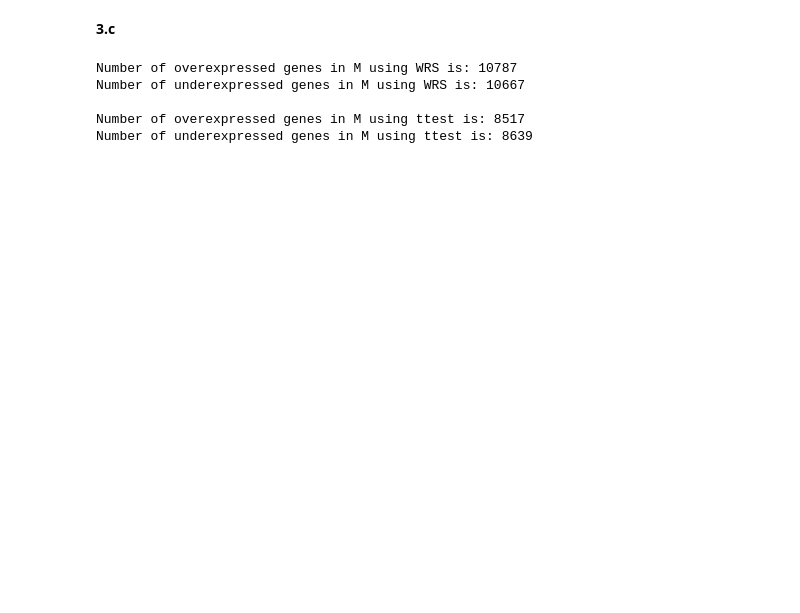
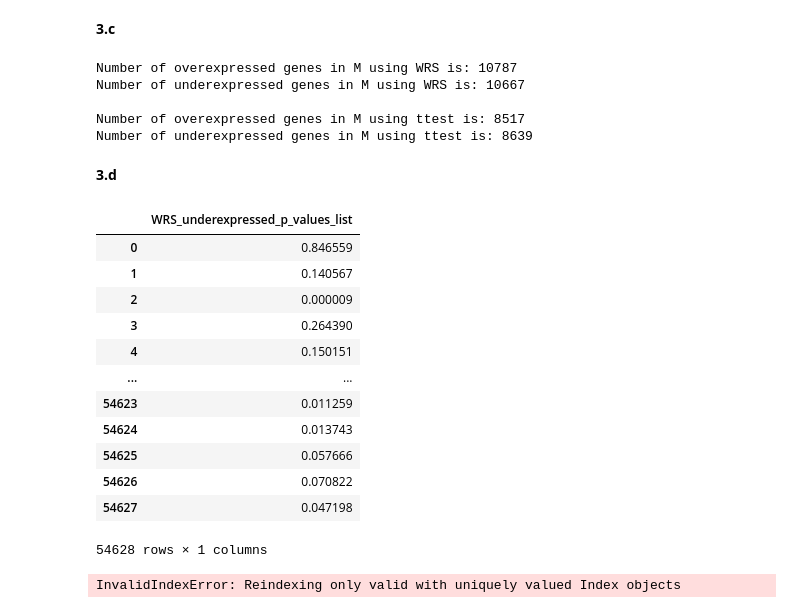
Before and after one commit to OfekBasson/StatisticsAndDataAnalsysHW3, a Jupyter notebook: HW3.ipynb, the cells around one changed output. Cells and saved outputs as stored; diff of their text form; code cells hidden in the pictures; blank space fills up the shorter version.

```diff
--- a/HW3.ipynb
+++ b/HW3.ipynb
@@ -165,3 +207,44 @@ Number of underexpressed genes in M using WRS is: 10667
 
 Number of overexpressed genes in M using ttest is: 8517
 Number of underexpressed genes in M using ttest is: 8639
+# %% [markdown]
+<b>3.d</b>
+# %%
+# Make sure I replaced variables correctly
+df_WRS_left_results = pd.DataFrame({
+    'WRS_underexpressed_p_values_list': WRS_underexpressed_p_values_list
+})
+display(df_WRS_left_results)
+
+df_WRS_right_results = pd.DataFrame({
+    'WRS_overexpressed_p_values_list': WRS_overexpressed_p_values_list
+})
+
+most_underexpressed_genes = df_WRS_left_results.sort_values(by='WRS_underexpressed_p_values_list').head(80)
+most_overexpressed_genes = df_WRS_right_results.sort_values(by='WRS_overexpressed_p_values_list').head(80)
+
+#get data in proper format
+D = pd.concat([most_underexpressed_genes,most_overexpressed_genes])
+D = pd.concat([D,data], axis=1, join="inner")
+D = D.iloc[:,4:]
+
+corr_matrix = D.transpose().corr(method='spearman')
+
+sns.heatmap(corr_matrix, cmap='coolwarm', vmin=-1, vmax=1)
+plt.title('Spearman Correlation Heatmap of the 160 Genes')
+plt.show()
+# %% [output]
+|  | WRS_underexpressed_p_values_list |
+| 0 | 0.846559 |
+| 1 | 0.140567 |
+| 2 | 0.000009 |
+| 3 | 0.264390 |
+| 4 | 0.150151 |
+| ... | ... |
+| 54623 | 0.011259 |
+| 54624 | 0.013743 |
+| 54625 | 0.057666 |
+| 54626 | 0.070822 |
+| 54627 | 0.047198 |
+54628 rows × 1 columns
+InvalidIndexError: Reindexing only valid with uniquely valued Index objects
```
Also changed, not shown: parts of 6 cells of this notebook.
